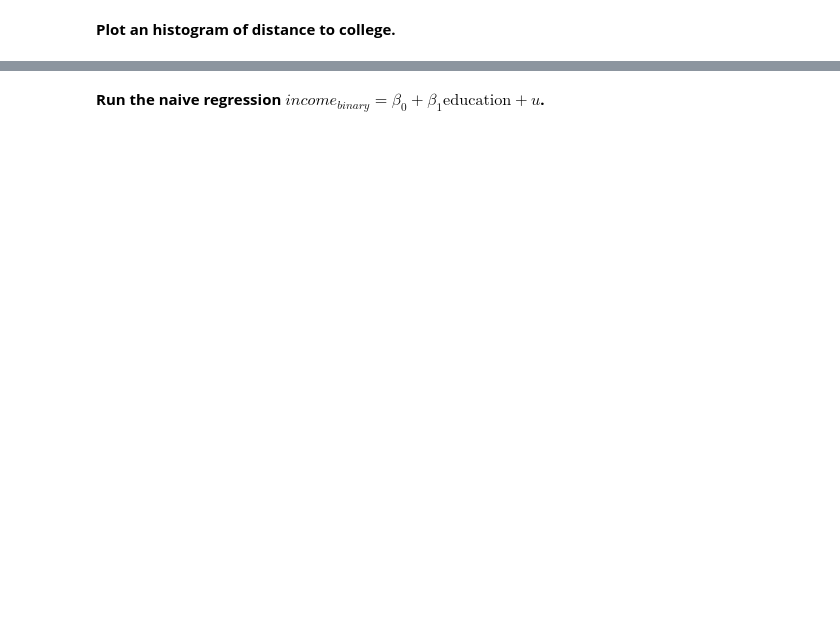
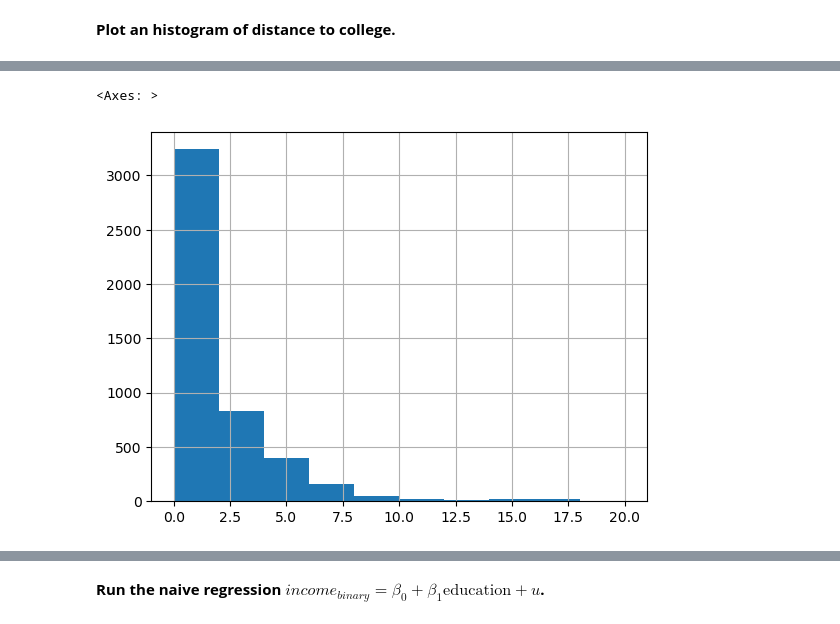
Before and after one commit to albop/dbe, a Jupyter notebook: tutorials/session_5/instrumental_variables.ipynb, the cells around one changed output, grey strips where cells are left out. Saved outputs shown, nothing was run; the diff lists cells and outputs as text; code cells hidden in the pictures; blank space fills up the shorter version.

```diff
--- a/tutorials/session_5/instrumental_variables.ipynb
+++ b/tutorials/session_5/instrumental_variables.ipynb
@@ -140,0 +246,3 @@ __How is `education` encoded? Create a binary variable `education_binary` to rep
+# %%
+df['income_binary'] = (df['income'] == 'high')*1.0
+# multiply by 1.0 to convert booleans into binary
@@ -142,0 +279,5 @@ __Plot an histogram of distance to college.__
+# %%
+df['distance'].hist()
+# %% [output]
+<Axes: >
+[figure, added]
```
Also changed, not shown: parts of 33 cells of this notebook, 3 other files.
